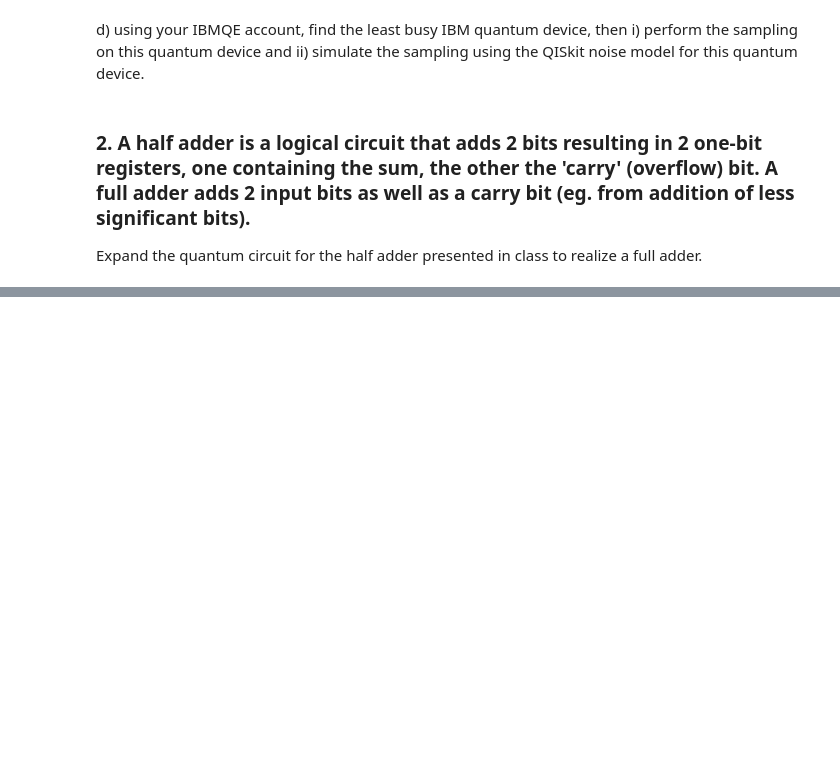
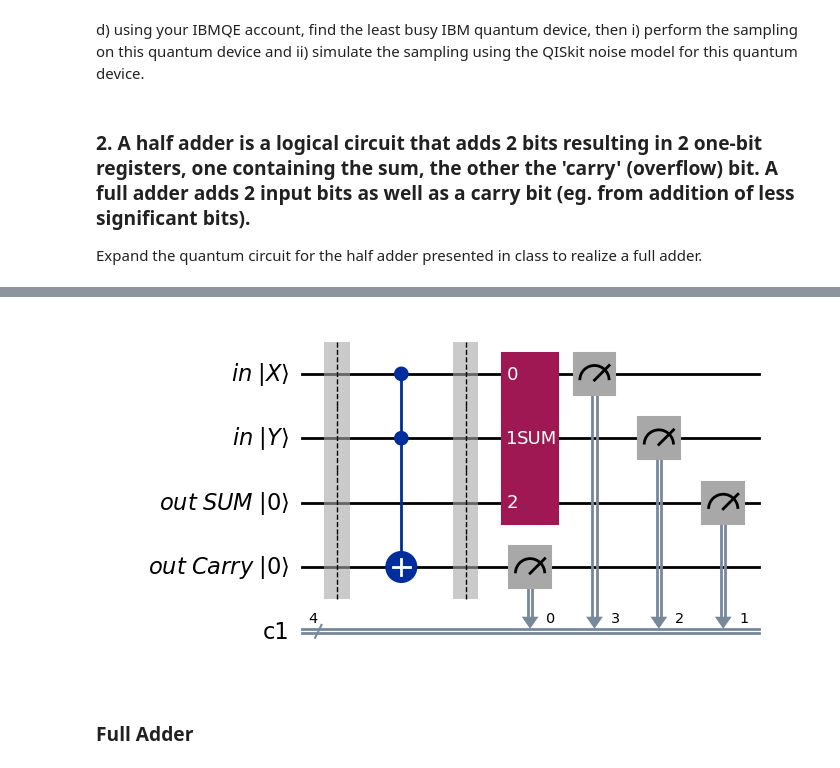
Before and after one commit to elijahkin/amsc698k, a Jupyter notebook: hw3/hw3.ipynb, the cells around one changed output, grey strips where cells are left out. Saved outputs shown, nothing was run; the diff lists cells and outputs as text; code cells hidden in the pictures; blank space fills up the shorter version.

```diff
--- a/hw3/hw3.ipynb
+++ b/hw3/hw3.ipynb
@@ -127,0 +145,21 @@ Expand the quantum circuit for the half adder presented in class to realize a fu
+# %%
+c = ClassicalRegister(4)
+cout = QuantumRegister(1, 'out Carry |0⟩')
+half_adder = QuantumCircuit(X, Y, sum_out, cout, c)
+
+half_adder.barrier()
+half_adder.ccx(0, 1, 3)
+half_adder.barrier()
+half_adder.append(SUM, [0, 1, 2])
+
+half_adder.measure(X, c[3])
+half_adder.measure(Y, c[2])
+half_adder.measure(sum_out, c[1])
+half_adder.measure(cout ,c[0])
+
+half_adder_circuit = half_adder.draw('mpl', True)
+half_adder_circuit
+# %% [output]
+[figure, added]
+# %% [markdown]
+### Full Adder
```
Also changed, not shown: parts of 4 cells of this notebook.
